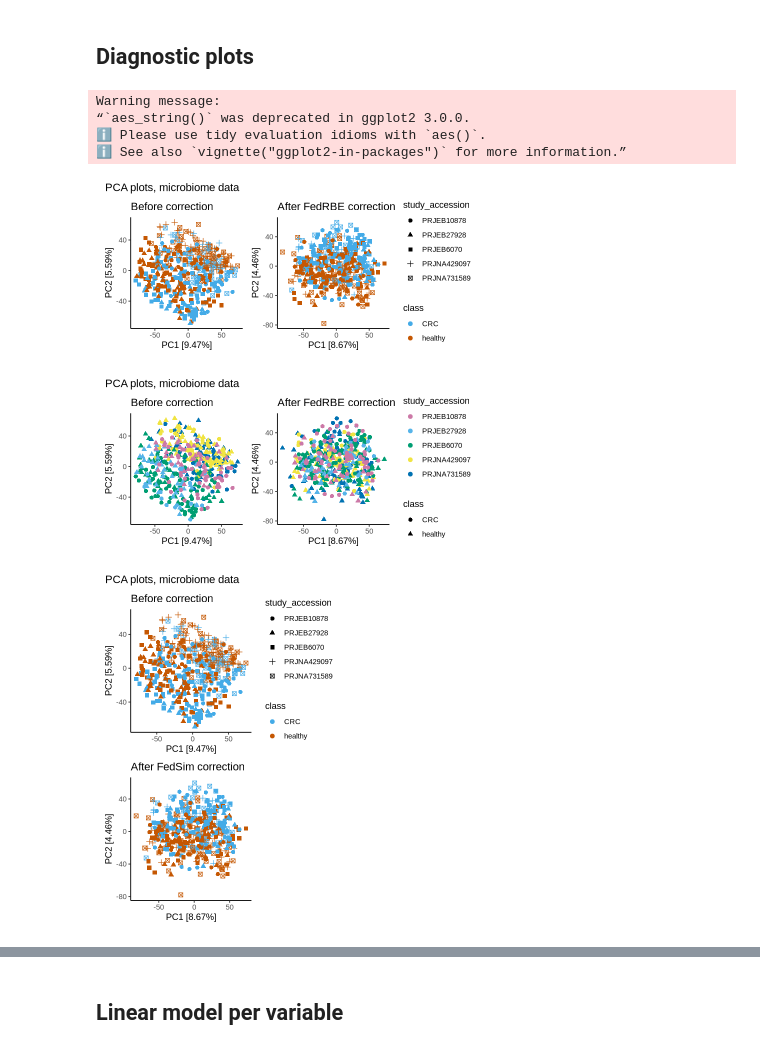
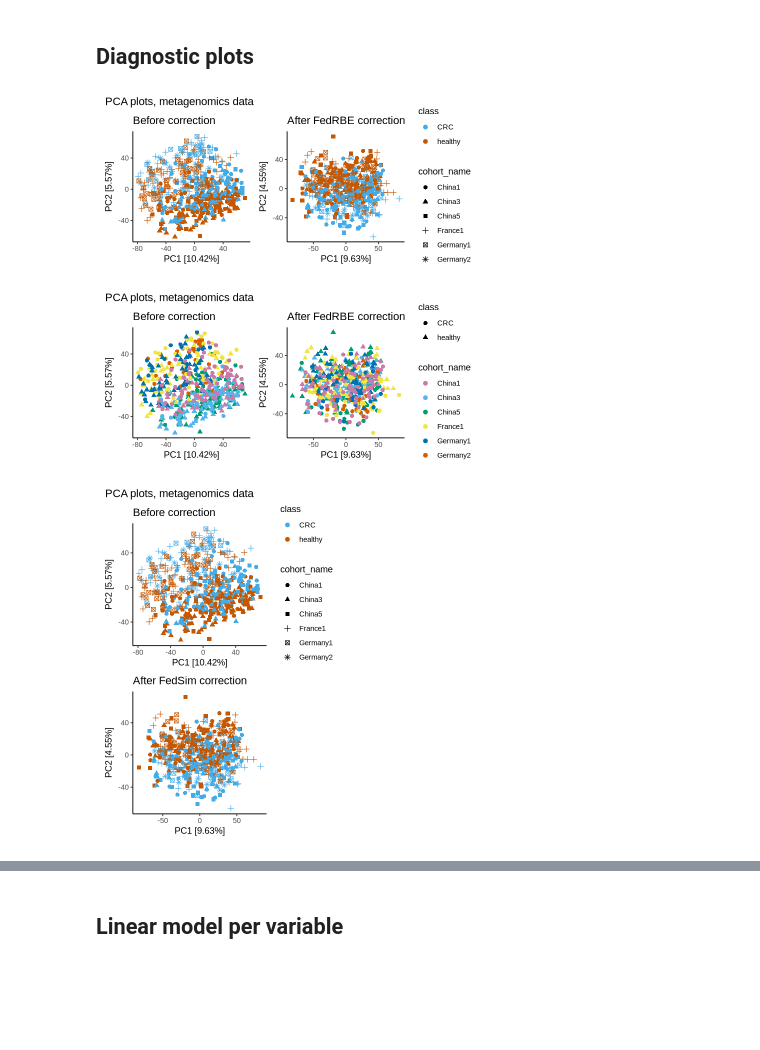
Before and after one commit to Freddsle/fedRBE, a Jupyter notebook: evaluation/evaluation_microbiome.ipynb, the cells around one changed output, grey strips where cells are left out. Drawn from its saved outputs; the diff is of its cells as text; code cells hidden in the pictures; blank space fills up the shorter version.

Commit message:
updated plots generation using fed-app data

```diff
--- a/evaluation/evaluation_microbiome.ipynb
+++ b/evaluation/evaluation_microbiome.ipynb
@@ -30,13 +12,13 @@ cbPalette <- c("#CC79A7", "#56B4E9", "#009E73", "#F0E442", "#0072B2", "#D55E00")
 # %% [markdown]
 # Load data
 # %%
-data_path <- "..//evaluation_data/microbiome/"
+data_path <- "..//evaluation_data/microbiome_v2/"
 
 central_uncorrected <- read.csv(paste0(data_path, "before/logmin_normalized_counts_5C.tsv"), sep = "\t", header = TRUE, row.names = 1, check.names = F)
 metadata <- read.csv(paste0(data_path, "before/metadata_5C.tsv"), sep = "\t", header = TRUE, row.names = 1)
 
 central_corrected <- read.csv(paste0(data_path, "after/normalized_logmin_counts_5centers_Rcorrected.tsv"), sep = "\t", header = TRUE, row.names = 1, check.names = F)
-fed_corrected <- read.csv(paste0(data_path, "after/FedSim_corrected_data.tsv"), sep = "\t", header = TRUE, row.names = 1, check.names = F)
+fed_corrected <- read.csv(paste0(data_path, "after/FedApp_corrected_data.tsv"), sep = "\t", header = TRUE, row.names = 1, check.names = F)
 
 rownames(metadata) <- metadata$sample
 
@@ -66,37 +48,33 @@ Sample metadata: 485 rows
 # %%
 pca_plot_uncorrected <- pca_plot(central_uncorrected, metadata,
     title = "Before correction",
-    quantitative_col_name = "sample", col_col = "class", shape_col="study_accession",
+    quantitative_col_name = "sample", col_col = "class", shape_col="cohort_name",
     cbPalette=c("#44abe7", "#c55702"),
     show_legend=F)
 
 # pca_plot_corrected <- pca_plot(central_corrected, metadata,
 #     title = "After central correction",
 #     quantitative_col_name = "sample", col_col = "class", shape_col="study_accession",
 #     cbPalette=c("#44abe7", "#c55702"),
 #     show_legend=F)
 pca_plot_fed <- pca_plot(fed_corrected, metadata,
     title = "After FedRBE correction",
-    quantitative_col_name = "sample", col_col = "class", shape_col = "study_accession",
+    quantitative_col_name = "sample", col_col = "class", shape_col = "cohort_name",
     cbPalette=c("#44abe7", "#c55702"),
     show_legend=T)
 
 layout <- (pca_plot_uncorrected + pca_plot_fed)
 # add layout plot title
-layout <- layout + plot_annotation("PCA plots, microbiome data")
+layout <- layout + plot_annotation("PCA plots, metagenomics data")
 
 options(repr.plot.width=6.5, repr.plot.height=3)
 layout
 # %% [output]
-Warning message:
-“`aes_string()` was deprecated in ggplot2 3.0.0.
-ℹ Please use tidy evaluation idioms with `aes()`.
-ℹ See also `vignette("ggplot2-in-packages")` for more information.”
-[figure, old version]
+[figure, new version]
 # %%
 pca_plot_uncorrected <- pca_plot(central_uncorrected, metadata,
     title = "Before correction",
-    quantitative_col_name = "sample", shape_col = "class", col_col="study_accession",
+    quantitative_col_name = "sample", shape_col = "class", col_col="cohort_name",
     cbPalette=cbPalette,
     show_legend=F)
 
@@ -107,39 +85,39 @@ pca_plot_uncorrected <- pca_plot(central_uncorrected, metadata,
 #     show_legend=F)
 pca_plot_fed <- pca_plot(fed_corrected, metadata,
     title = "After FedRBE correction",
-    quantitative_col_name = "sample", shape_col = "class", col_col = "study_accession",
+    quantitative_col_name = "sample", shape_col = "class", col_col = "cohort_name",
     cbPalette=cbPalette,
     show_legend=T)
 
 layout <- (pca_plot_uncorrected + pca_plot_fed)
 # add layout plot title
-layout <- layout + plot_annotation("PCA plots, microbiome data")
+layout <- layout + plot_annotation("PCA plots, metagenomics data")
 
 options(repr.plot.width=6.5, repr.plot.height=3)
 layout
 # %% [output]
-[figure, old version]
+[figure, new version]
 # %%
 pca_plot_uncorrected <- pca_plot(central_uncorrected, metadata,
     title = "Before correction",
-    quantitative_col_name = "sample", col_col = "class", shape_col="study_accession",
+    quantitative_col_name = "sample", col_col = "class", shape_col="cohort_name",
     cbPalette=c("#44abe7", "#c55702"),
     show_legend=T)
 
 pca_plot_fed <- pca_plot(fed_corrected, metadata,
     title = "After FedSim correction",
-    quantitative_col_name = "sample", col_col = "class", shape_col = "study_accession",
+    quantitative_col_name = "sample", col_col = "class", shape_col = "cohort_name",
     cbPalette=c("#44abe7", "#c55702"),
     show_legend=F)
 
 layout <- pca_plot_uncorrected / pca_plot_fed
 # add layout plot title
-layout <- layout + plot_annotation("PCA plots, microbiome data")
+layout <- layout + plot_annotation("PCA plots, metagenomics data")
 
 options(repr.plot.width=4.2, repr.plot.height=6)
 layout
 # %% [output]
-[figure, old version]
+[figure, new version]
 # %%
 # Determine the shared Y-axis limits
 y_min <- min(central_corrected, min(central_uncorrected, na.rm = TRUE), na.rm = TRUE)
```
Also changed, not shown: parts of 14 cells of this notebook, 2 other files.
